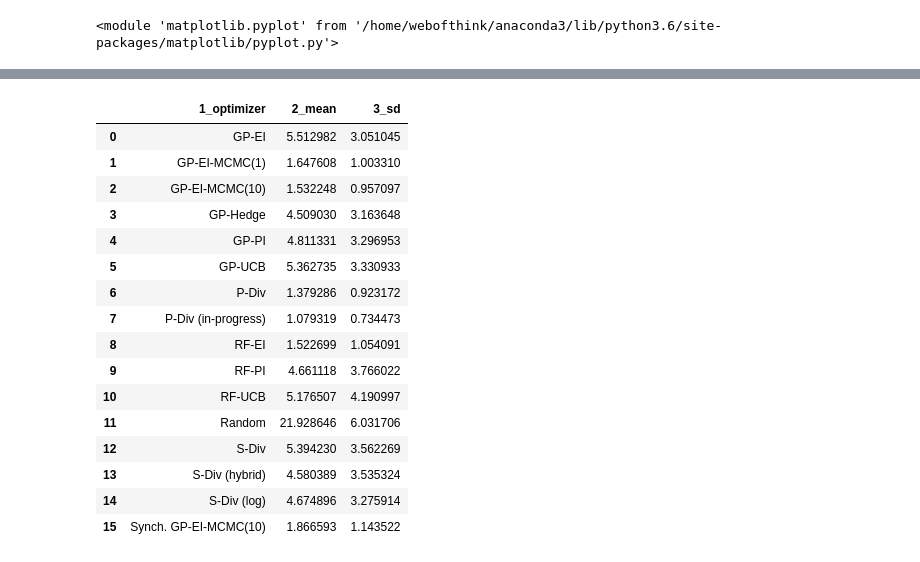
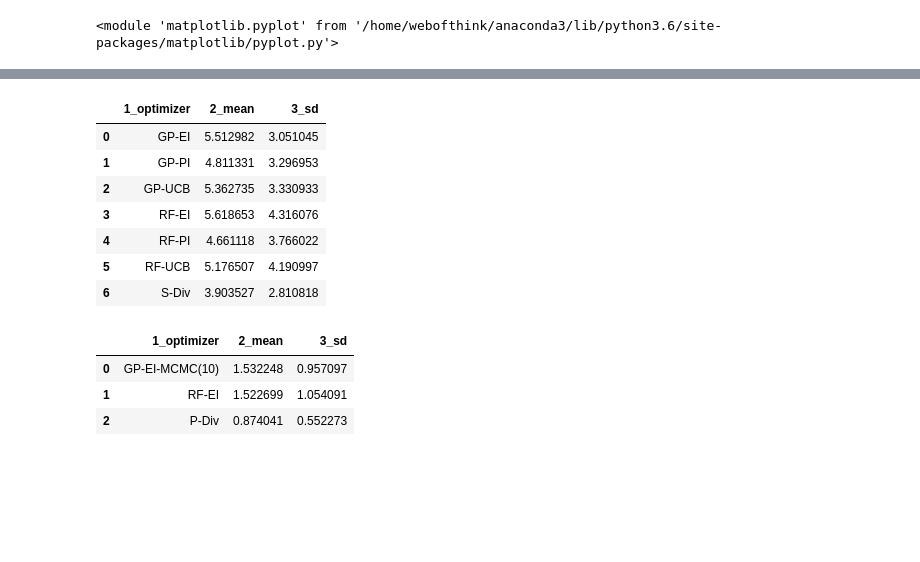
Before and after one commit to yongjinkim49/ecml, a Jupyter notebook: results/[ICML19] CIFAR10-VGG performance evaluation.ipynb, the cells around one changed output, grey strips where cells are left out. Cells and saved outputs as stored; diff of their text form; code cells hidden in the pictures; blank space fills up the shorter version.

```diff
--- a/results/[ICML19] CIFAR10-VGG performance evaluation.ipynb
+++ b/results/[ICML19] CIFAR10-VGG performance evaluation.ipynb
@@ -202,20 +202,3 @@ draw_best_error_curve(results, selected, 100,
                      )
 # %% [output]
 [figure]
-# %%
-# ETR performance comparision
-etr_divs = [ 'S-Div (median)', 'S-Div (interval)', 'S-Div (knock)', 'S-Div (penta)', 'S-Div (hybrid)' ] # 'BOHB (surrogate)',
-baselines = ['S-Div (baseline)', 'Random']
-etr_results = {}
-etr_results.update(results)
-num_runs = 100
-etr_results['S-Div (baseline)'] = load_json(s_path + 'DIV-SEQ.hybrid.HPO_emulator(100).json')
-#etr_results['BOHB (surrogate)'] = load_json(s_path + 'BOHB.surrogate(100).json')
-etr_results['S-Div (median)'] = load_json(s_path + 'DIV-SEQ.hybrid.HPO_emulator.ETR-VizMedian(100).json')
-etr_results['S-Div (interval)'] = load_json(s_path + 'DIV-SEQ.hybrid.HPO_emulator.ETR-Interval(100).json')
-etr_results['S-Div (knock)'] = load_json(s_path + 'DIV-SEQ.hybrid.HPO_emulator.ETR-Knock(100).json')
-
-etr_results['S-Div (penta)'] = load_json(s_path + 'DIV-SEQ.hybrid.HPO_emulator.ETR-VizPentaOpt(100).json')
-etr_results['S-Div (hybrid)'] = load_json(s_path + 'DIV-SEQ.hybrid.HPO_emulator.ETR-IntervalPentaOpt(100).json')
-draw_success_rate_fig(etr_results, target_goal =s['accuracy'], x_max=24 +1, x_unit='Hour',
-                            div=baselines + etr_divs, width=14, height=8 )
@@ -257,10 +244,13 @@ results_6['Synch. GP-EI-MCMC(10)'] = load_json(p_path + 'SYNC-BATCH.M6.None.None
 results_6['GP-EI-MCMC(10)'] = load_json(p_path + 'ASYNC-BATCH.M6.None.None.6GP-EI' + postfix + '.json')
 results_6['GP-EI-MCMC(1)'] = load_json(p_path + 'ASYNC-BATCH.M6.None.None.6GP-EI-no_mcmc' + postfix + '.json')
 results_6['RF-EI'] = load_json(p_path + 'ASYNC-BATCH.M6.None.None.6RF-EI' + postfix + '.json')
+path = "./data20/G0.784/"
+results_6['P-Div (in-progress)'] = load_json(path + 'ASYNC-BATCH.M6.FO-premature.ETR-DecaTercet.hybrid-deca(100)' + '.json')
+results_6['P-Div (ignore)'] = load_json(path + 'ASYNC-BATCH.M6.FO-None.ETR-DecaTercet.hybrid-deca-no_failover(100).json')
+results_6['P-Div (random)'] = load_json(path + 'ASYNC-BATCH.M6.FO-random.ETR-DecaTercet.hybrid-deca-no_failover(100).json')
+results_6['P-Div (next candidate)'] = load_json(path+ 'ASYNC-BATCH.M6.FO-next_candidate.ETR-DecaTercet.hybrid-deca-next_cand(100).json')
 
-results_6['P-Div (in-progress)'] = load_json("./data20/G0.784/" + 'ASYNC-BATCH.M6.FO-premature.ETR-DecaTercet.hybrid-deca(100)' + '.json')
-#  TODO:P-Div will be replaced with ETR applied version
-results_6['P-Div'] = load_json(p_path + 'ASYNC-BATCH.M6.None.None.no_failover' + postfix + '.json')
+results_6['P-Div'] = results_6['P-Div (in-progress)']
 # %%
 def restyle(name):
     marker = ''
@@ -315,9 +325,10 @@ draw_best_error_curve(flat_results_6, selected, num_trials, x_unit='Min',
 # %%
 # For sequential HPO performance table generation
 summary = []
-checking_hours = [2, 4, 8, 12] # 1, 2, 6, 12
+checking_hours = [6,] # 1, 2, 6, 12
+s_comp_list = ['GP-EI', 'GP-PI', 'GP-UCB', 'RF-EI', 'RF-PI', 'RF-UCB', 'S-Div']
 fail_summary = calc_catastrophic_failures(results, s['accuracy'], num_trials, 25)
-for key in fail_summary.keys():
+for key in s_comp_list:
     r = {'optimizer':  key }
     #print("{} failure rates: {}".format(key,len( fail_summary[key])))
     for h in checking_hours:
@@ -343,9 +350,10 @@ table
 # %%
 # For parallel HPO performance table generation
 summary = []
-checking_hours = [1, 2, 3, 4] # 1, 2, 6, 12
+checking_hours = [1, ] # 2, 3, 4
+p_comp_list = ['GP-EI-MCMC(10)', 'RF-EI', 'P-Div'] # 'GP-PI', 'GP-UCB', 'RF-PI', 'RF-UCB',
 fail_summary = calc_catastrophic_failures(results_6, s['accuracy'], num_trials, 5)
-for key in fail_summary.keys():
+for key in p_comp_list:
     r = {'optimizer':  key }
     #print("{} failure rates: {}".format(key,len( fail_summary[key])))
     for h in checking_hours:
@@ -366,34 +371,44 @@ table1
 # %%
 # Time to success performance table generation
 summary2 = []
 all_results = {}
 all_results.update(results)
-all_results.update(results_6)
 times = calc_time_to_achieve(all_results, s['accuracy'], num_trials)
-for k in times.keys():
+for k in s_comp_list:
         r = times[k]
         ri = {'1_optimizer': k}
         ri['2_mean'] = r['mean']
         ri['3_sd'] = r['sd']
         summary2.append(ri)
     #print("{}: mean {:.2f}, stdev: {:.2f}".format(k, r['mean'], r['sd']))
 table2 = pd.DataFrame(summary2)
 table2
 # %% [output]
 |  | 1_optimizer | 2_mean | 3_sd |
 | 0 | GP-EI | 5.512982 | 3.051045 |
-| 1 | GP-EI-MCMC(1) | 1.647608 | 1.003310 |
-| 2 | GP-EI-MCMC(10) | 1.532248 | 0.957097 |
-| 3 | GP-Hedge | 4.509030 | 3.163648 |
-| 4 | GP-PI | 4.811331 | 3.296953 |
-| 5 | GP-UCB | 5.362735 | 3.330933 |
-| 6 | P-Div | 1.379286 | 0.923172 |
-| 7 | P-Div (in-progress) | 1.079319 | 0.734473 |
-| 8 | RF-EI | 1.522699 | 1.054091 |
-| 9 | RF-PI | 4.661118 | 3.766022 |
-| 10 | RF-UCB | 5.176507 | 4.190997 |
-| 11 | Random | 21.928646 | 6.031706 |
-| 12 | S-Div | 5.394230 | 3.562269 |
-| 13 | S-Div (hybrid) | 4.580389 | 3.535324 |
-| 14 | S-Div (log) | 4.674896 | 3.275914 |
-| 15 | Synch. GP-EI-MCMC(10) | 1.866593 | 1.143522 |
+| 1 | GP-PI | 4.811331 | 3.296953 |
+| 2 | GP-UCB | 5.362735 | 3.330933 |
+| 3 | RF-EI | 5.618653 | 4.316076 |
+| 4 | RF-PI | 4.661118 | 3.766022 |
+| 5 | RF-UCB | 5.176507 | 4.190997 |
+| 6 | S-Div | 3.903527 | 2.810818 |
+# %%
+# Time to success performance table generation
+summary2 = []
+all_results = {}
+all_results.update(results_6)
+times = calc_time_to_achieve(all_results, s['accuracy'], num_trials)
+for k in p_comp_list:
+        r = times[k]
+        ri = {'1_optimizer': k}
+        ri['2_mean'] = r['mean']
+        ri['3_sd'] = r['sd']
+        summary2.append(ri)
+    #print("{}: mean {:.2f}, stdev: {:.2f}".format(k, r['mean'], r['sd']))
+table2 = pd.DataFrame(summary2)
+table2
+# %% [output]
+|  | 1_optimizer | 2_mean | 3_sd |
+| 0 | GP-EI-MCMC(10) | 1.532248 | 0.957097 |
+| 1 | RF-EI | 1.522699 | 1.054091 |
+| 2 | P-Div | 0.874041 | 0.552273 |
```
Also changed, not shown: parts of 12 cells of this notebook, 5 other files.
